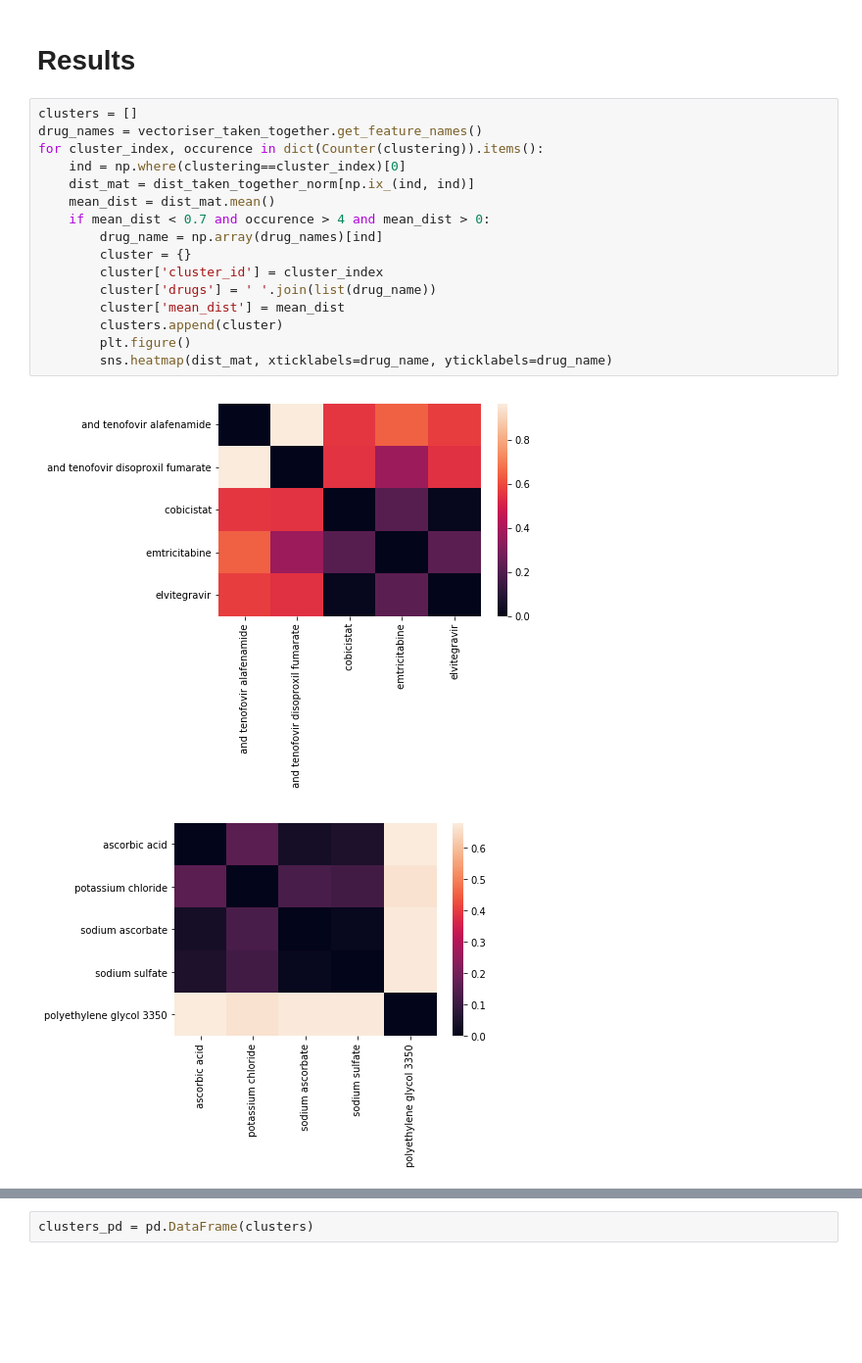
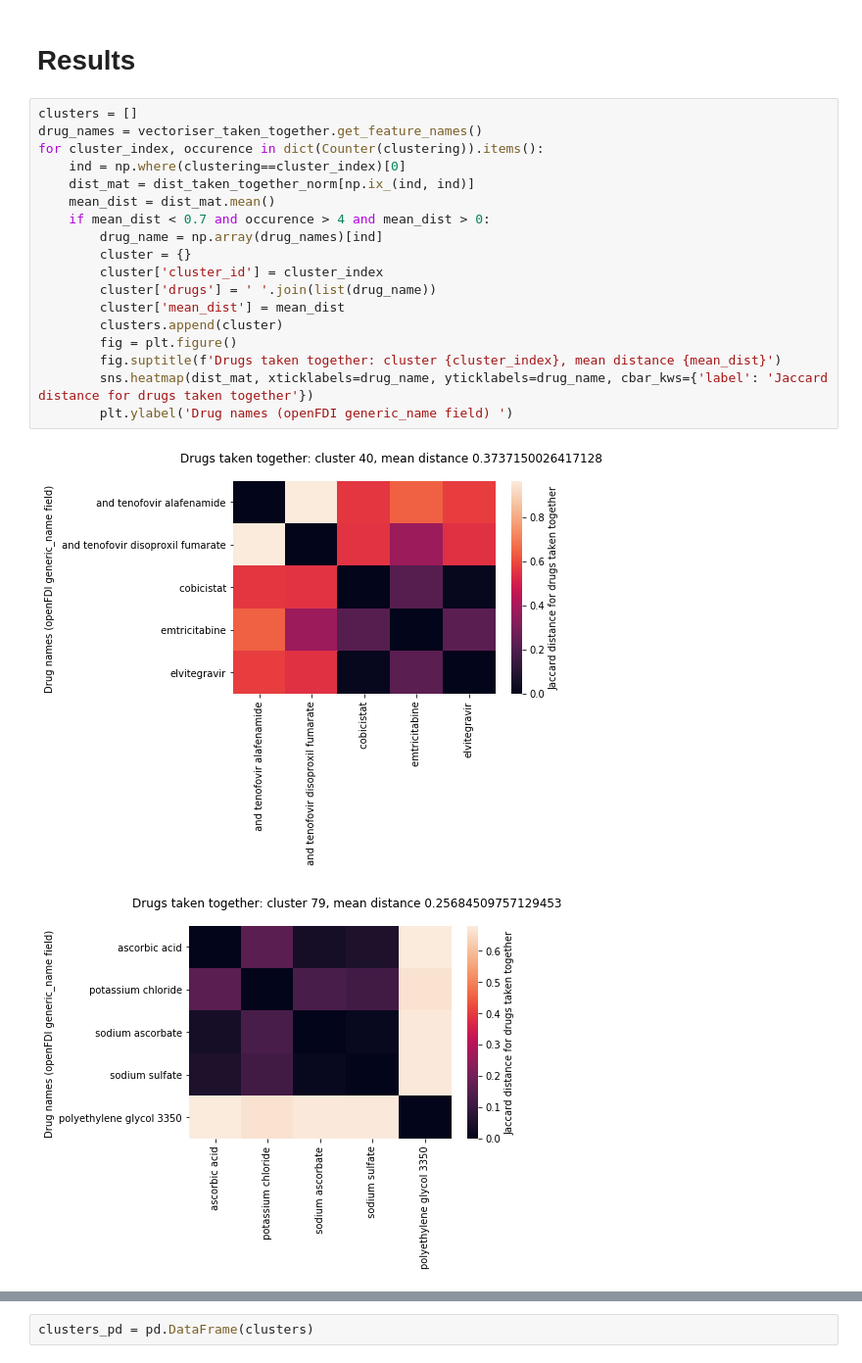
Before and after one commit to sivakhno/openFDA-exploration, a Jupyter notebook: notebooks/drugs_taken_together.ipynb, the cells around one changed output, grey strips where cells are left out. Shown at 98% size. Saved outputs shown, nothing was run; the diff lists cells and outputs as text; blank space fills up the shorter version.

Commit message:
fix drugs_taken_together.ipynb

```diff
--- a/notebooks/drugs_taken_together.ipynb
+++ b/notebooks/drugs_taken_together.ipynb
@@ -55,19 +55,21 @@ clustering = AffinityPropagation().fit_predict(dist_taken_together_norm)
 # %%
 clusters = []
 drug_names = vectoriser_taken_together.get_feature_names()
 for cluster_index, occurence in dict(Counter(clustering)).items():
     ind = np.where(clustering==cluster_index)[0]
     dist_mat = dist_taken_together_norm[np.ix_(ind, ind)]
     mean_dist = dist_mat.mean()
     if mean_dist < 0.7 and occurence > 4 and mean_dist > 0:
         drug_name = np.array(drug_names)[ind]
         cluster = {}
         cluster['cluster_id'] = cluster_index
         cluster['drugs'] = ' '.join(list(drug_name))
         cluster['mean_dist'] = mean_dist
         clusters.append(cluster)
-        plt.figure()
-        sns.heatmap(dist_mat, xticklabels=drug_name, yticklabels=drug_name)
+        fig = plt.figure()
+        fig.suptitle(f'Drugs taken together: cluster {cluster_index}, mean distance {mean_dist}')
+        sns.heatmap(dist_mat, xticklabels=drug_name, yticklabels=drug_name, cbar_kws={'label': 'Jaccard distance for drugs taken together'})
+        plt.ylabel('Drug names (openFDI generic_name field) ')
 # %% [output]
-[figure, old version]
+[figure, new version]
-[figure, old version]
+[figure, new version]
```
Also changed, not shown: parts of 2 cells of this notebook.
